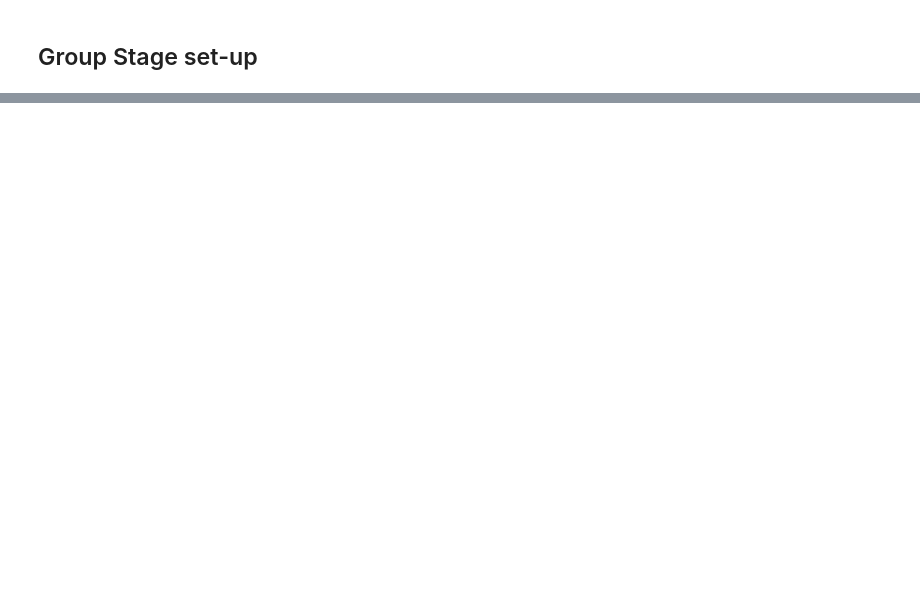
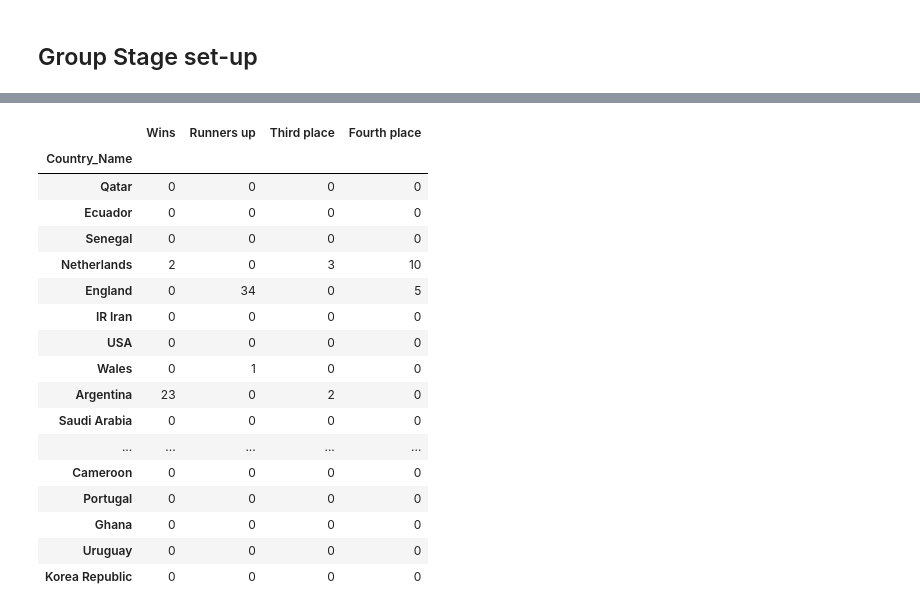
Before and after one commit to elYonno/WorldCup2022Predictor, a Jupyter notebook: Logistic.ipynb, the cells around one changed output, grey strips where cells are left out. Cells and saved outputs as stored; diff of their text form; code cells hidden in the pictures; blank space fills up the shorter version.

```diff
--- a/Logistic.ipynb
+++ b/Logistic.ipynb
@@ -255,0 +280,8 @@ Korea Republic wins with a probability of 0.700203
+# %%
+def quaterFinals(mlp, l16_1, l16_2, l16_3, l16_4, l16_5, l16_6, l16_7, l16_8, theta):
+    qf_1,_ = match_winner(mlp, l16_1, l16_2, theta)
+    qf_2,_ = match_winner(mlp, l16_3, l16_4, theta)
+    qf_3,_ = match_winner(mlp, l16_5, l16_6, theta)
+    qf_4,_ = match_winner(mlp, l16_7, l16_8, theta)
+
+    return qf_1, qf_2, qf_3, qf_4
@@ -255,0 +290,6 @@ Korea Republic wins with a probability of 0.700203
+# %%
+def semiFinals(mlp, qf_1, qf_2, qf_3, qf_4, theta):
+    sf_1, l_1 = match_winner(mlp, qf_1, qf_2, theta)
+    sf_2, l_2 = match_winner(mlp, qf_3, qf_4, theta)
+
+    return sf_1, sf_2, l_1, l_2
@@ -255,0 +298,6 @@ Korea Republic wins with a probability of 0.700203
+# %%
+def finals(mlp, sf_1, sf_2, l_1, l_2, theta):
+    third_place, fourth_place = match_winner(mlp, l_1, l_2, theta)
+    first_place, second_place = match_winner(mlp, sf_1, sf_2, theta)
+
+    return first_place, second_place, third_place, fourth_place
@@ -255,0 +306,19 @@ Korea Republic wins with a probability of 0.700203
+# %%
+group_use['Wins'] = 0
+group_use['Runners up'] = 0
+group_use['Third place'] = 0
+group_use['Fourth place'] = 0
+
+for i in range(40):
+    print("============================iter" + str(i) + "============================")
+    mlp, theta = learn(X, y)
+    A, B, C, D, E, F, G, H = group_stage(mlp, groups, theta)
+    l16_1, l16_2, l16_3, l16_4, l16_5, l16_6, l16_7, l16_8 = last16(mlp, A, B, C, D, E, F, G, H, theta)
+    qf_1, qf_2, qf_3, qf_4 = quaterFinals(mlp, l16_1, l16_2, l16_3, l16_4, l16_5, l16_6, l16_7, l16_8, theta)
+    sf_1, sf_2, l_1, l_2 = semiFinals(mlp, qf_1, qf_2, qf_3, qf_4, theta)
+    first_place, second_place, third_place, fourth_place = finals(mlp, sf_1, sf_2, l_1, l_2, theta)
+
+    group_use.loc[first_place.index.values, 'Wins'] += 1
+    group_use.loc[second_place.index.values, 'Runners up'] += 1
+    group_use.loc[third_place.index.values, 'Third place'] += 1
+    group_use.loc[fourth_place.index.values, 'Fourth place'] += 1
@@ -255,0 +411,21 @@ Korea Republic wins with a probability of 0.700203
+# %%
+group_use[['Wins', 'Runners up', 'Third place', 'Fourth place']]
+# %% [output]
+|  | Wins | Runners up | Third place | Fourth place |
+| Country_Name |  |  |  |  |
+| Qatar | 0 | 0 | 0 | 0 |
+| Ecuador | 0 | 0 | 0 | 0 |
+| Senegal | 0 | 0 | 0 | 0 |
+| Netherlands | 2 | 0 | 3 | 10 |
+| England | 0 | 34 | 0 | 5 |
+| IR Iran | 0 | 0 | 0 | 0 |
+| USA | 0 | 0 | 0 | 0 |
+| Wales | 0 | 1 | 0 | 0 |
+| Argentina | 23 | 0 | 2 | 0 |
+| Saudi Arabia | 0 | 0 | 0 | 0 |
+| ... | ... | ... | ... | ... |
+| Cameroon | 0 | 0 | 0 | 0 |
+| Portugal | 0 | 0 | 0 | 0 |
+| Ghana | 0 | 0 | 0 | 0 |
+| Uruguay | 0 | 0 | 0 | 0 |
+| Korea Republic | 0 | 0 | 0 | 0 |
```
Also changed, not shown: parts of 28 cells of this notebook.
